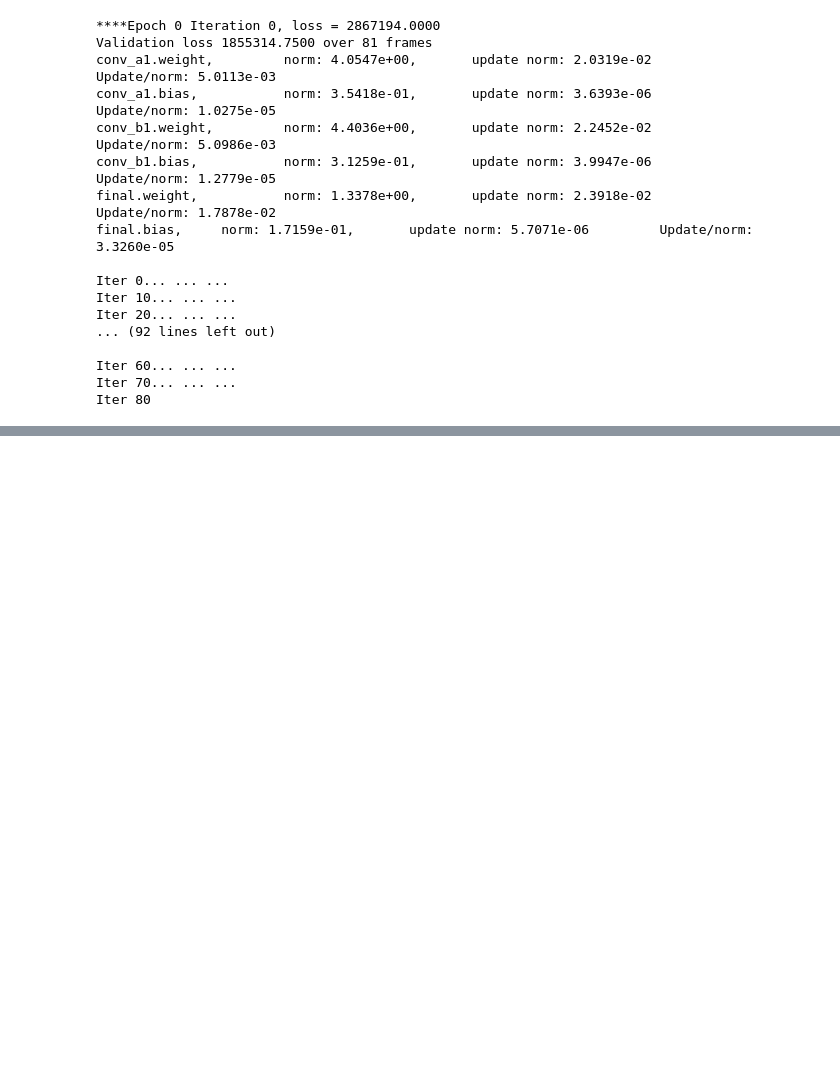
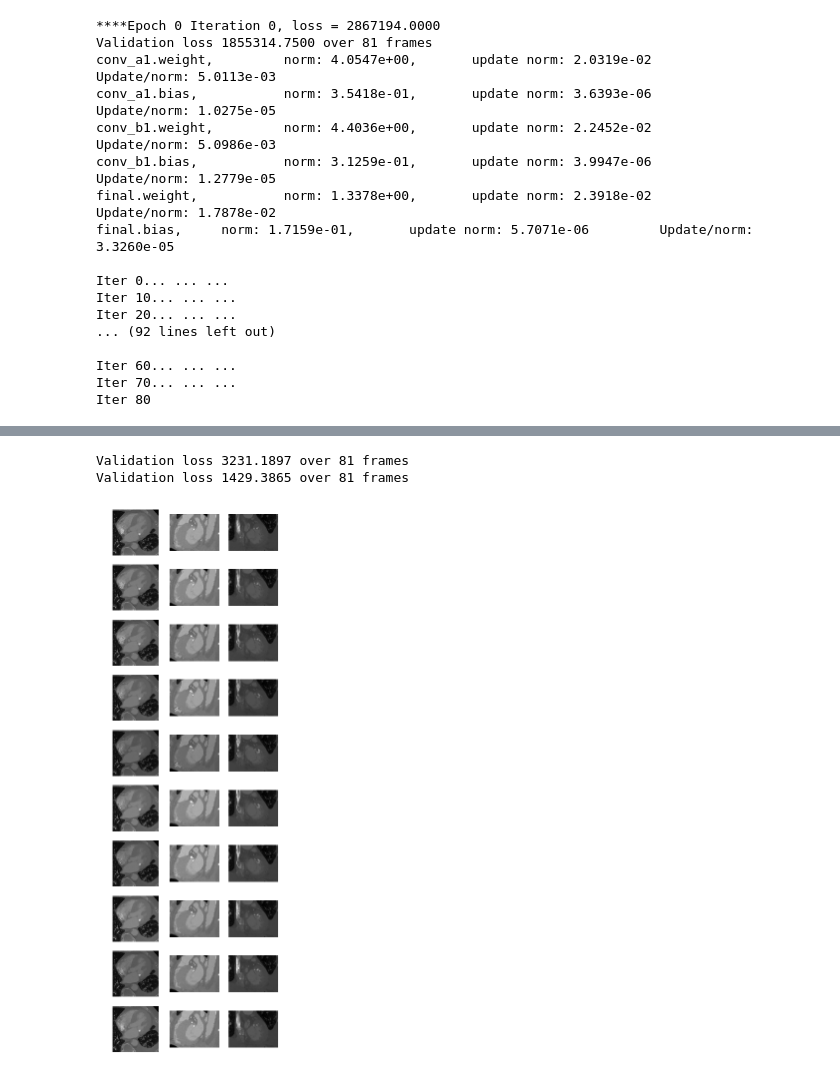
Before and after one commit to leonl0000/231n, a Jupyter notebook: Model 3 (Basic+MSE Loss) Run 0.ipynb, the cells around one changed output, grey strips where cells are left out. Drawn from its saved outputs; the diff is of its cells as text; code cells hidden in the pictures; blank space fills up the shorter version.

```diff
--- a/Model 3 (Basic+MSE Loss) Run 0.ipynb
+++ b/Model 3 (Basic+MSE Loss) Run 0.ipynb
@@ -116 +116,4 @@ Validation loss 1427.3856 over 81 frames
 [figure]
+# %%
+train(model, optimizer, train_loader, val_loader, loss_fn, device,
+         epochs=3, print_every=30, print_level=3)
@@ -116,0 +138,20 @@ Validation loss 1427.3856 over 81 frames
+# %%
+test(model, val_loader, loss_fn, device)
+test(ave_model, val_loader, loss_fn, device)
+
+with torch.no_grad():
+    model.eval()
+    ave_frames = [val_seq[0][0]]
+    for i in range(2,9,2):
+        ave_frame = model((val_seq[0][i-2][None,:], val_seq[0][i][None,:]))
+        ave_frames += [ave_frame[0][0],  val_seq[0][i]]
+    ave_frames += [val_seq[0][9]]
+    ave_frames_slices = []
+    for f in ave_frames:
+        ave_frames_slices += get_central_slices(f)
+    set_figsize(6,20)
+    display_grid(10, 3, ave_frames_slices)
+# %% [output]
+Validation loss 3231.1897 over 81 frames
+Validation loss 1429.3865 over 81 frames
+[figure, added]
```
Also changed, not shown: parts of 3 cells of this notebook, 6 other files.
